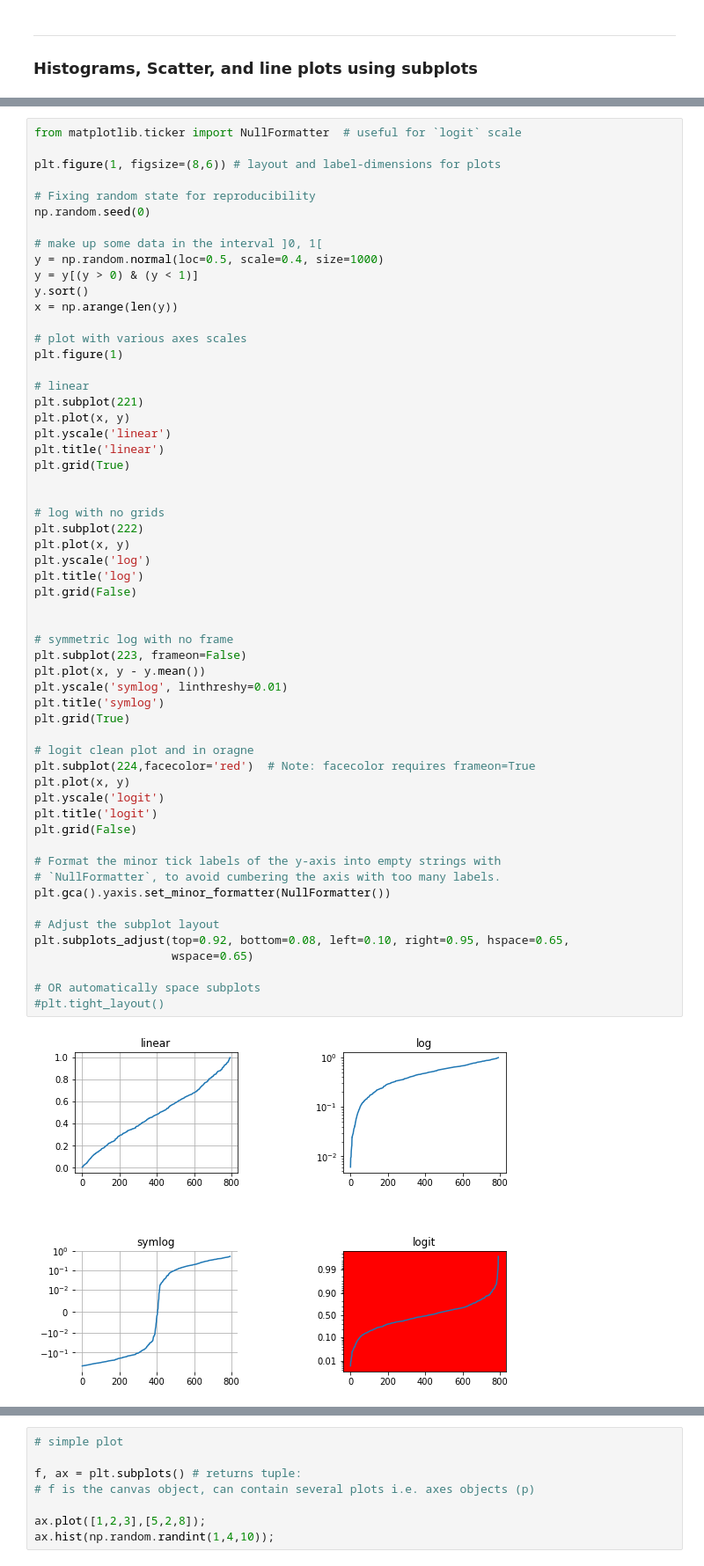
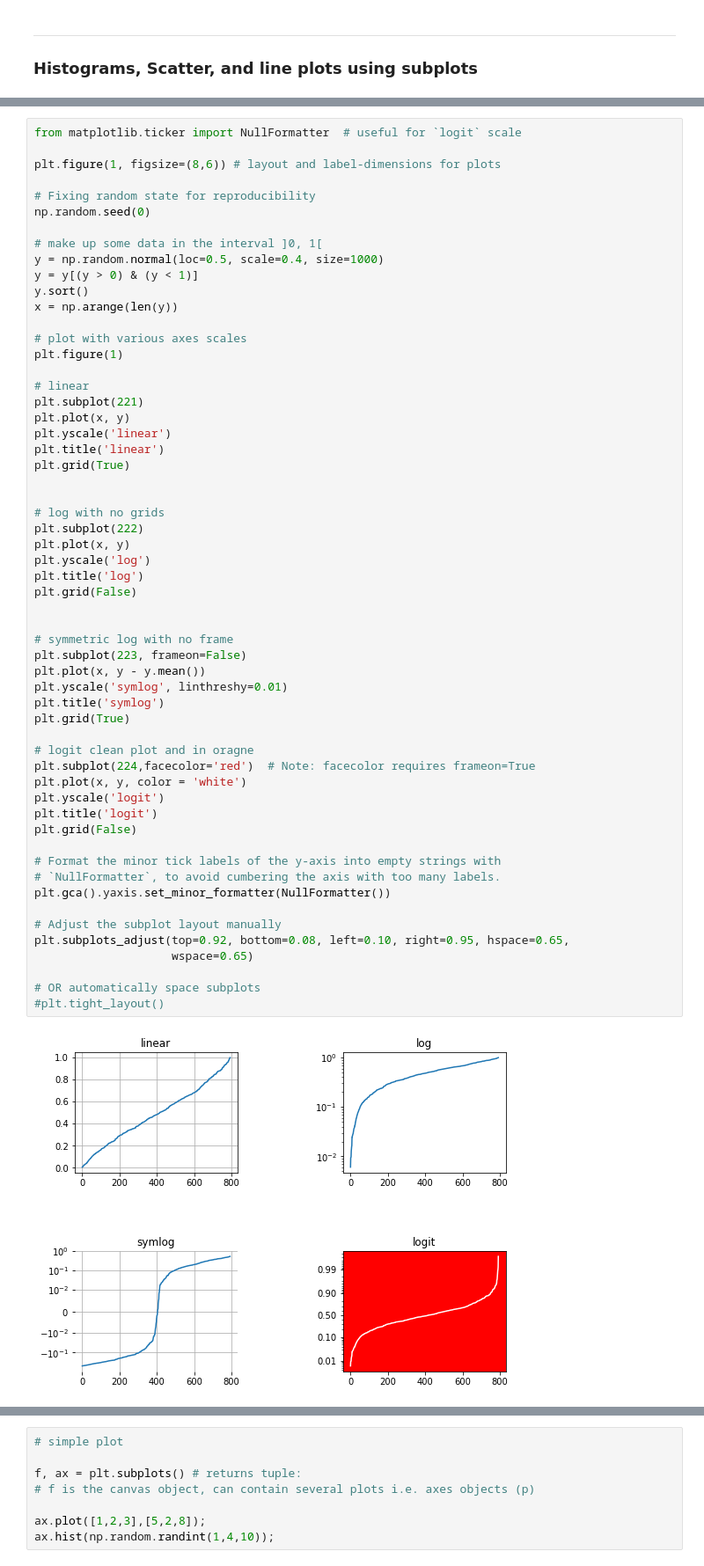
Before and after one commit to ehcastroh/02c-tools-data-visualizations, a Jupyter notebook: visualization-intro-w-matplotlib-seaborn-plotly-v3.ipynb, the cells around one changed output, grey strips where cells are left out. Shown at 88% size. Drawn from its saved outputs; the diff is of its cells as text.

```diff
--- a/visualization-intro-w-matplotlib-seaborn-plotly-v3.ipynb
+++ b/visualization-intro-w-matplotlib-seaborn-plotly-v3.ipynb
@@ -300,36 +312,36 @@ plt.grid(True)
 plt.subplot(222)
 plt.plot(x, y)
 plt.yscale('log')
 plt.title('log')
 plt.grid(False)
 
 
 # symmetric log with no frame
 plt.subplot(223, frameon=False)
 plt.plot(x, y - y.mean())
 plt.yscale('symlog', linthreshy=0.01)
 plt.title('symlog')
 plt.grid(True)
 
 # logit clean plot and in oragne
 plt.subplot(224,facecolor='red')  # Note: facecolor requires frameon=True
-plt.plot(x, y)
+plt.plot(x, y, color = 'white')
 plt.yscale('logit')
 plt.title('logit')
 plt.grid(False)
 
 # Format the minor tick labels of the y-axis into empty strings with
 # `NullFormatter`, to avoid cumbering the axis with too many labels.
 plt.gca().yaxis.set_minor_formatter(NullFormatter())
 
-# Adjust the subplot layout
+# Adjust the subplot layout manually
 plt.subplots_adjust(top=0.92, bottom=0.08, left=0.10, right=0.95, hspace=0.65,
                     wspace=0.65)
 
 # OR automatically space subplots
 #plt.tight_layout()
 # %% [output]
-[figure, old version]
+[figure, new version]
 # %% [markdown]
 <hr style="border: 1px solid#1A2D3E;" />
 
```
Also changed, not shown: parts of 36 cells of this notebook.
